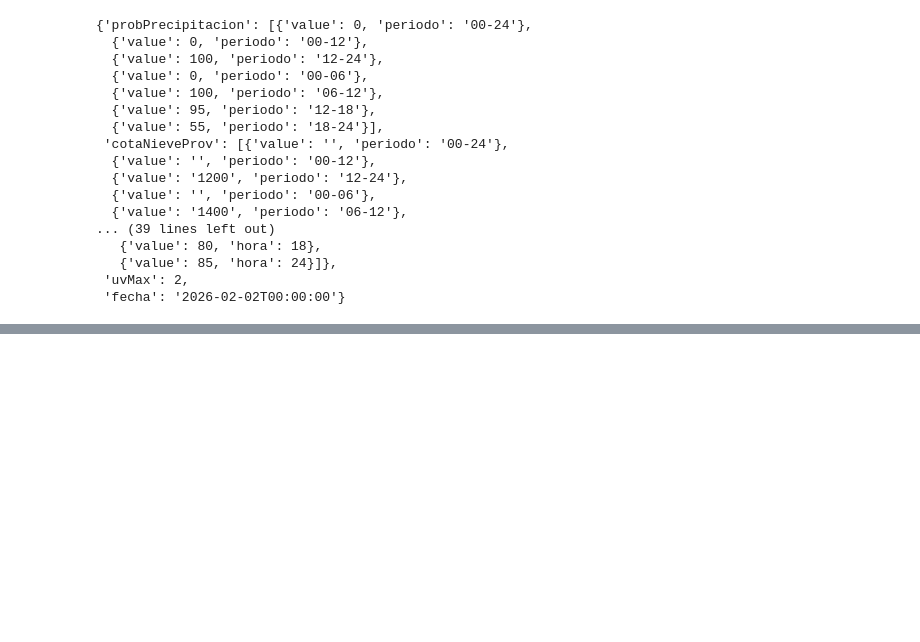
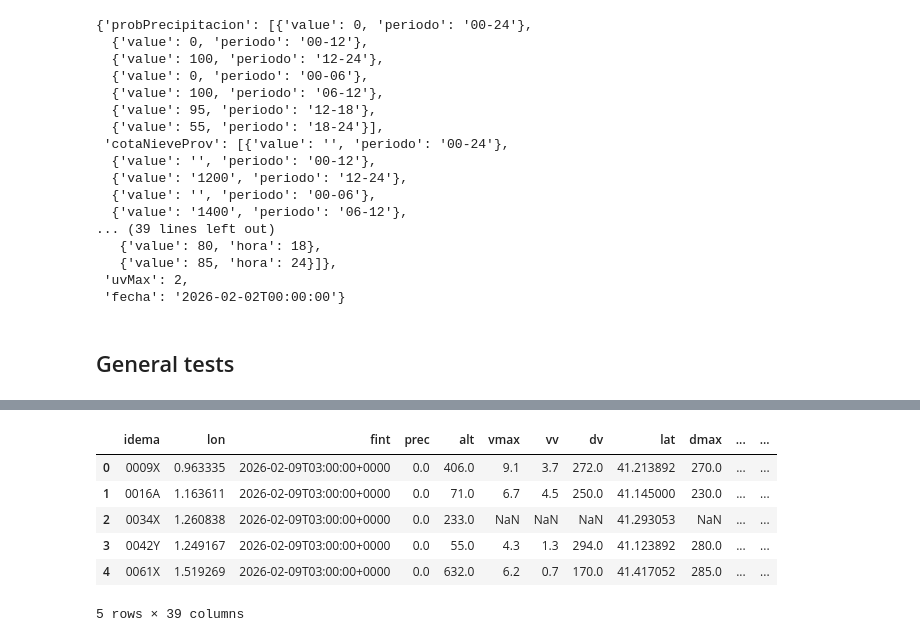
Before and after one commit to reddgr/energy-price-forecasting-in-power-grids, a Jupyter notebook: notebooks/04_AEMET_OpenData.ipynb, the cells around one changed output, grey strips where cells are left out. Drawn from its saved outputs; the diff is of its cells as text; code cells hidden in the pictures; blank space fills up the shorter version.

```diff
--- a/notebooks/04_AEMET_OpenData.ipynb
+++ b/notebooks/04_AEMET_OpenData.ipynb
@@ -267,3 +267,15 @@ forecast[0]["prediccion"]["dia"][0]
    {'value': 85, 'hora': 24}]},
  'uvMax': 2,
  'fecha': '2026-02-02T00:00:00'}
+# %% [markdown]
+## General tests
+# %%
+QUERY = "observacion/convencional/todas"
+
+datos_url = _get_data_url(QUERY)
+json_data = _download_json(datos_url)
+
+print(len(json_data))
+print(json_data[random.randint(0, len(json_data)-1)])
+display(pd.DataFrame(json_data).head(5))
+# %% [output]
@@ -269,0 +284,7 @@ forecast[0]["prediccion"]["dia"][0]
+|  | idema | lon | fint | prec | alt | vmax | vv | dv | lat | dmax | ... | ... |
+| 0 | 0009X | 0.963335 | 2026-02-09T03:00:00+0000 | 0.0 | 406.0 | 9.1 | 3.7 | 272.0 | 41.213892 | 270.0 | ... | ... |
+| 1 | 0016A | 1.163611 | 2026-02-09T03:00:00+0000 | 0.0 | 71.0 | 6.7 | 4.5 | 250.0 | 41.145000 | 230.0 | ... | ... |
+| 2 | 0034X | 1.260838 | 2026-02-09T03:00:00+0000 | 0.0 | 233.0 | NaN | NaN | NaN | 41.293053 | NaN | ... | ... |
+| 3 | 0042Y | 1.249167 | 2026-02-09T03:00:00+0000 | 0.0 | 55.0 | 4.3 | 1.3 | 294.0 | 41.123892 | 280.0 | ... | ... |
+| 4 | 0061X | 1.519269 | 2026-02-09T03:00:00+0000 | 0.0 | 632.0 | 6.2 | 0.7 | 170.0 | 41.417052 | 285.0 | ... | ... |
+5 rows × 39 columns
```
Also changed, not shown: parts of 4 cells of this notebook.
